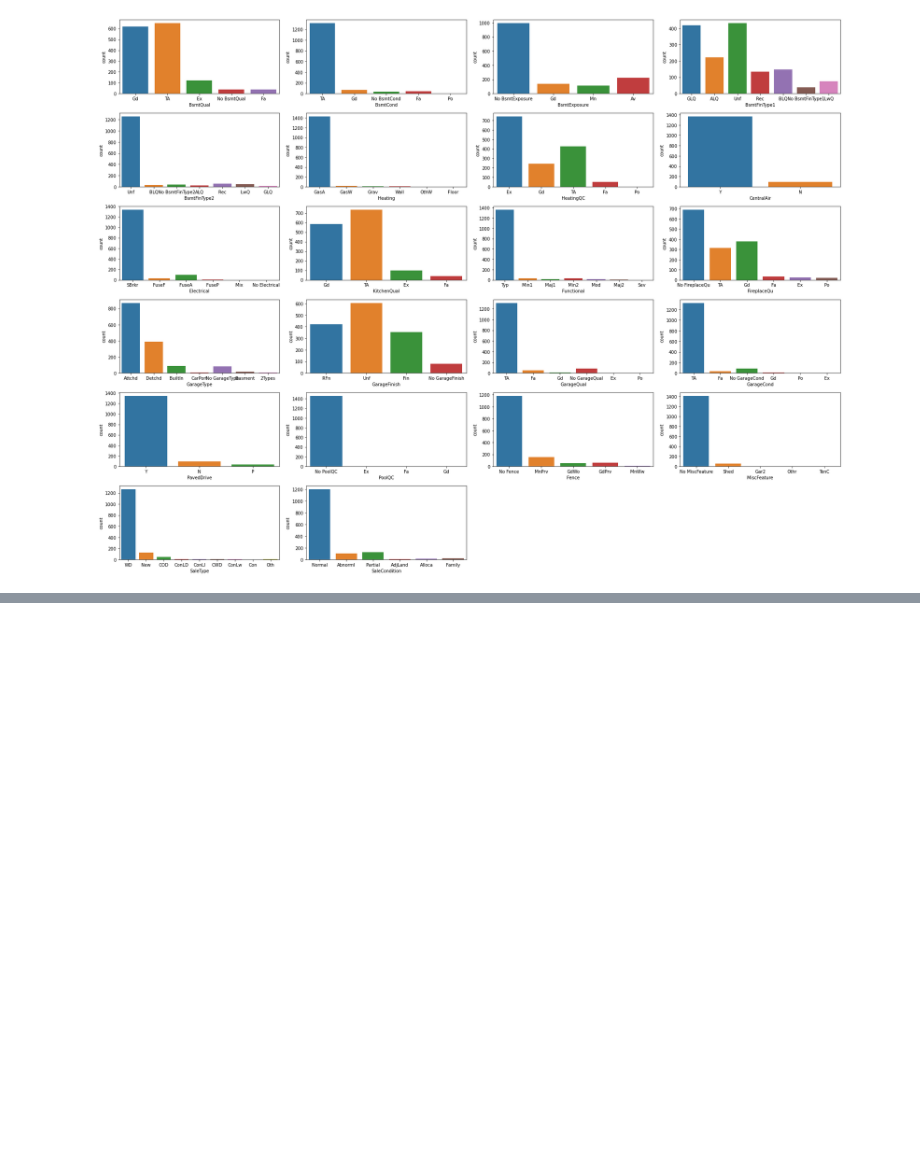
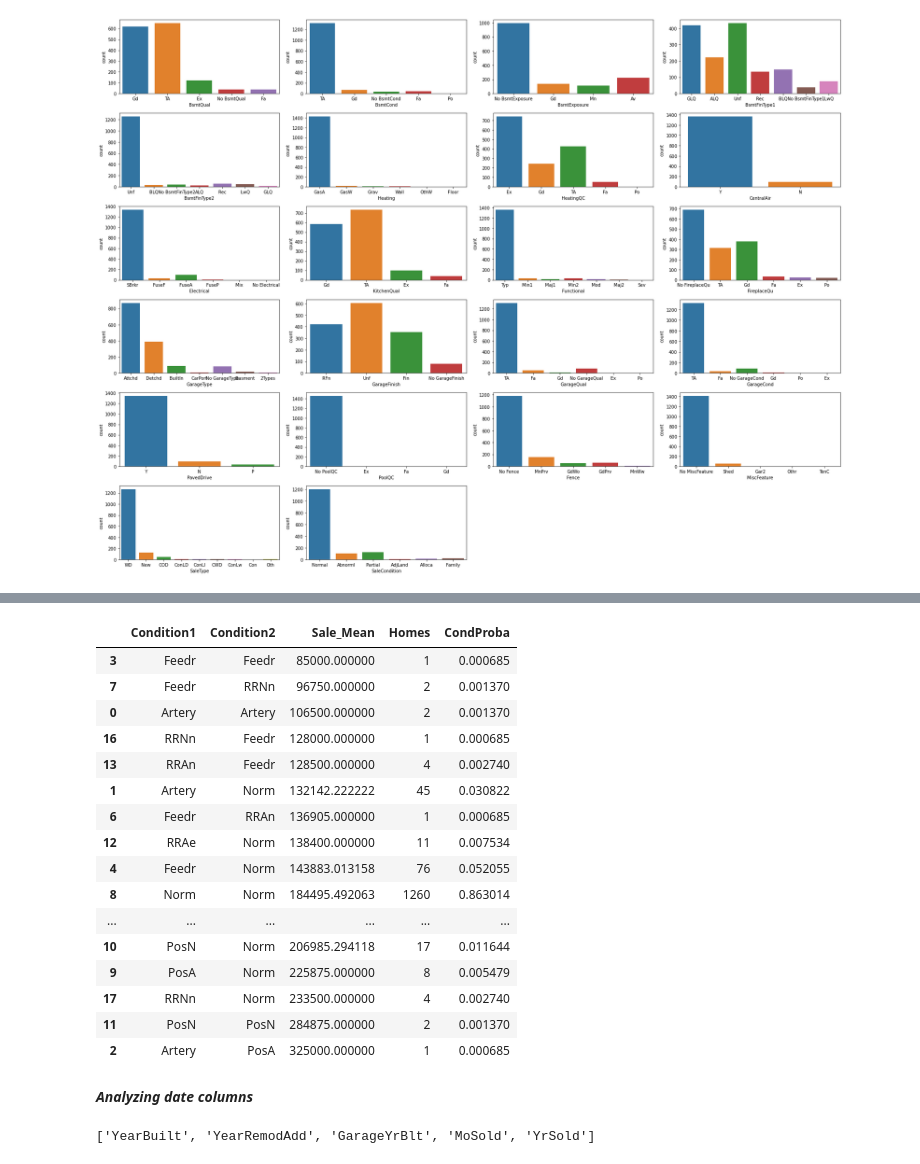
Before and after one commit to debhere/House-Price-Prediction, a Jupyter notebook: House Price Prediction.ipynb, the cells around one changed output, grey strips where cells are left out. Drawn from its saved outputs; the diff is of its cells as text; code cells hidden in the pictures; blank space fills up the shorter version.

```diff
--- a/House Price Prediction.ipynb
+++ b/House Price Prediction.ipynb
@@ -905,0 +767,7 @@ array([[1, 60, 'RL', ..., 1, 1, 5],
+# %%
+df_cond = train.groupby(['Condition1', 'Condition2']).aggregate({'SalePrice': ['mean', 'count']}).reset_index()
+
+df_cond.columns = ['Condition1', 'Condition2', 'Sale_Mean', 'Homes']
+
+df_cond = df_cond.sort_values(by='Sale_Mean')
+df_cond
@@ -905,0 +792,29 @@ array([[1, 60, 'RL', ..., 1, 1, 5],
+# %%
+#Can create probabilities of each neighbourhod
+
+df_cond['CondProba'] = df_cond['Homes']/train.shape[0]
+df_cond
+# %% [output]
+|  | Condition1 | Condition2 | Sale_Mean | Homes | CondProba |
+| 3 | Feedr | Feedr | 85000.000000 | 1 | 0.000685 |
+| 7 | Feedr | RRNn | 96750.000000 | 2 | 0.001370 |
+| 0 | Artery | Artery | 106500.000000 | 2 | 0.001370 |
+| 16 | RRNn | Feedr | 128000.000000 | 1 | 0.000685 |
+| 13 | RRAn | Feedr | 128500.000000 | 4 | 0.002740 |
+| 1 | Artery | Norm | 132142.222222 | 45 | 0.030822 |
+| 6 | Feedr | RRAn | 136905.000000 | 1 | 0.000685 |
+| 12 | RRAe | Norm | 138400.000000 | 11 | 0.007534 |
+| 4 | Feedr | Norm | 143883.013158 | 76 | 0.052055 |
+| 8 | Norm | Norm | 184495.492063 | 1260 | 0.863014 |
+| ... | ... | ... | ... | ... | ... |
+| 10 | PosN | Norm | 206985.294118 | 17 | 0.011644 |
+| 9 | PosA | Norm | 225875.000000 | 8 | 0.005479 |
+| 17 | RRNn | Norm | 233500.000000 | 4 | 0.002740 |
+| 11 | PosN | PosN | 284875.000000 | 2 | 0.001370 |
+| 2 | Artery | PosA | 325000.000000 | 1 | 0.000685 |
+# %% [markdown]
+***Analyzing date columns***
+# %%
+date_cols
+# %% [output]
+['YearBuilt', 'YearRemodAdd', 'GarageYrBlt', 'MoSold', 'YrSold']
```
Also changed, not shown: parts of 68 cells of this notebook.
